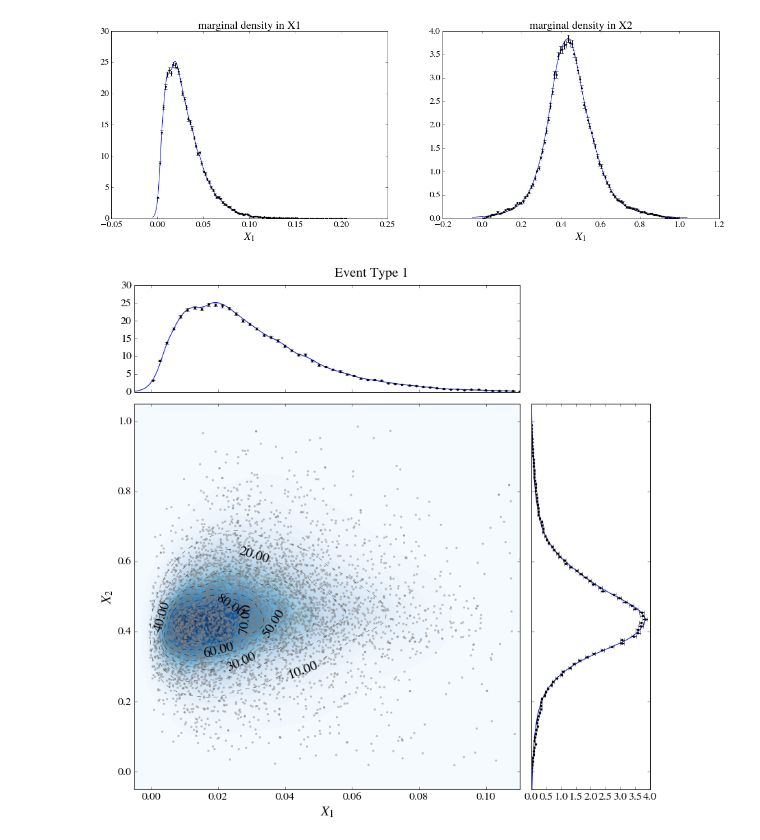
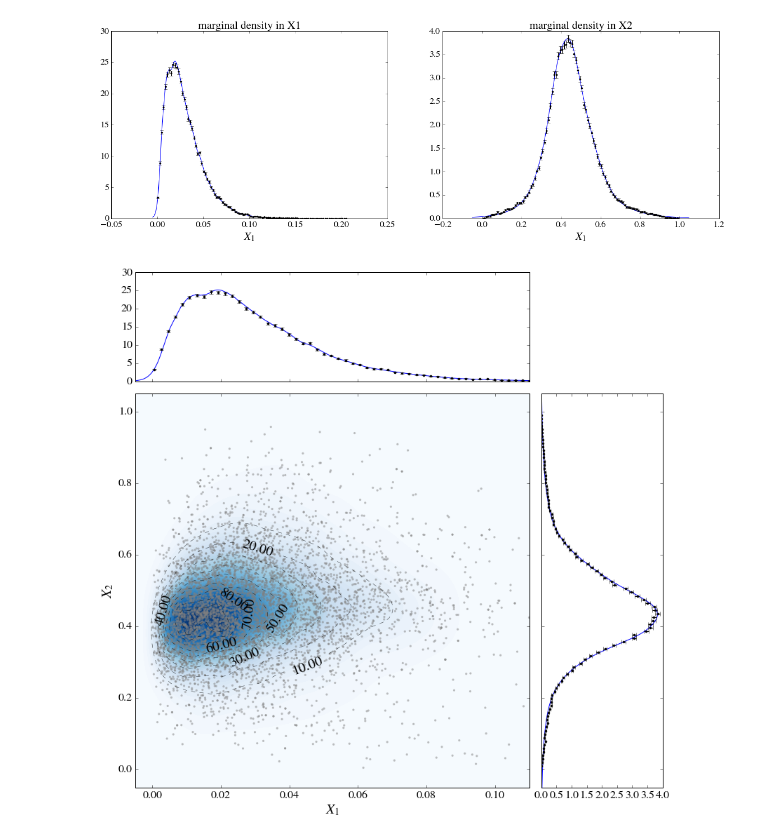
Before and after one commit to dchao34/bdtaunu_component_distribution_learning, a Jupyter notebook: component_learning/component_visualization/template.ipynb, the cells around one changed output. Saved outputs shown, nothing was run; the diff lists cells and outputs as text; code cells hidden in the pictures.

```diff
--- a/component_learning/component_visualization/density_visual.ipynb
+++ b/component_learning/component_visualization/template.ipynb
@@ -31,8 +31,8 @@ plot_data1d_histogram(arr[:,1], weights=arr[:,2],bins=100,normed=True);
 # %%
 plot_kde2d_summary('data/evttype1.bw.train.csv', 'visual_output/evttype1.kde2d.csv',
                    'visual_output/evttype1.kde1d_x.csv', 'visual_output/evttype1.kde1d_y.csv',
-                   title='Event Type 1', draw_scatter=True,
+                   draw_scatter=True,
                    scatter_undersample=0.1, scatter_s=10,
                    xlim=[-0.005, 0.11], ylim=[-0.05,1.05]);
 # %% [output]
-[figure, old version]
+[figure, new version]
```
Also changed, not shown: 11 other files.
